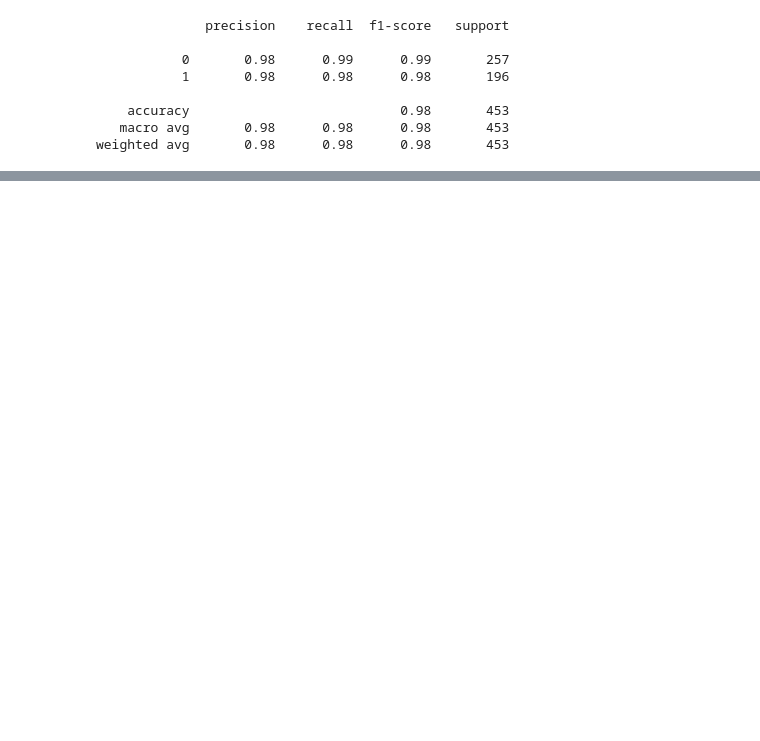
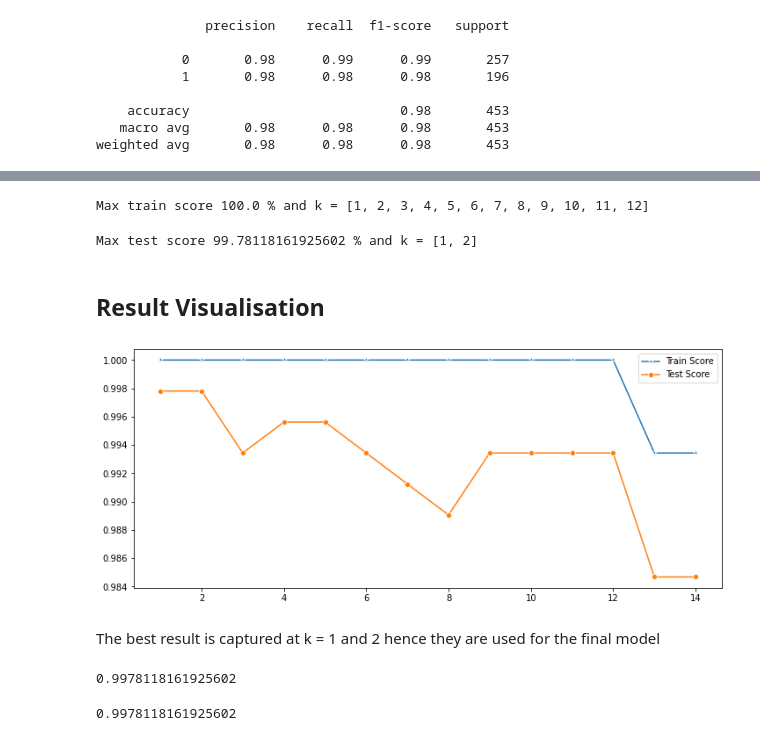
Before and after one commit to joeyeuron/Case-Study-CE880, a Jupyter notebook: Draft3.ipynb, the cells around one changed output, grey strips where cells are left out. Cells and saved outputs as stored; diff of their text form; code cells hidden in the pictures; blank space fills up the shorter version.

```diff
--- a/Draft3.ipynb
+++ b/Draft3.ipynb
@@ -360,0 +363,53 @@ weighted avg       0.98      0.98      0.98       453
+# %%
+#importing train_test_split
+from sklearn.model_selection import train_test_split
+X_train,X_test,y_train,y_test = train_test_split(X,y,test_size=1/3,random_state=42, stratify=y)
+# %%
+from sklearn.neighbors import KNeighborsClassifier
+test_scores = []
+train_scores = []
+for i in range(1,15):
+    knn = KNeighborsClassifier(i)
+    knn.fit(X_train,y_train)
+    train_scores.append(knn.score(X_train,y_train))
+    test_scores.append(knn.score(X_test,y_test))
+# %%
+## score that comes from testing on the same datapoints that were used for training
+max_train_score = max(train_scores)
+train_scores_ind = [i for i, v in enumerate(train_scores) if v == max_train_score]
+print('Max train score {} % and k = {}'.format(max_train_score*100,list(map(lambda x: x+1, train_scores_ind))))
+# %% [output]
+Max train score 100.0 % and k = [1, 2, 3, 4, 5, 6, 7, 8, 9, 10, 11, 12]
+# %%
+## score that comes from testing on the datapoints that were split in the beginning to be used for testing solely
+max_test_score = max(test_scores)
+test_scores_ind = [i for i, v in enumerate(test_scores) if v == max_test_score]
+print('Max test score {} % and k = {}'.format(max_test_score*100,list(map(lambda x: x+1, test_scores_ind))))
+# %% [output]
+Max test score 99.78118161925602 % and k = [1, 2]
+# %% [markdown]
+## Result Visualisation
+# %%
+plt.figure(figsize=(12,5))
+p = sns.lineplot(range(1,15),train_scores,marker='*',label='Train Score')
+p = sns.lineplot(range(1,15),test_scores,marker='o',label='Test Score')
+# %% [output]
+[figure, added]
+# %% [markdown]
+The best result is captured at k = 1 and 2 hence they are used for the final model
+# %%
+#Setup a knn classifier with k neighbors
+knn = KNeighborsClassifier(1)
+
+knn.fit(X_train,y_train)
+knn.score(X_test,y_test)
+# %% [output]
+0.9978118161925602
+# %%
+#Setup a knn classifier with k neighbors
+knn = KNeighborsClassifier(2)
+
+knn.fit(X_train,y_train)
+knn.score(X_test,y_test)
+# %% [output]
+0.9978118161925602
```
Also changed, not shown: parts of 23 cells of this notebook.
